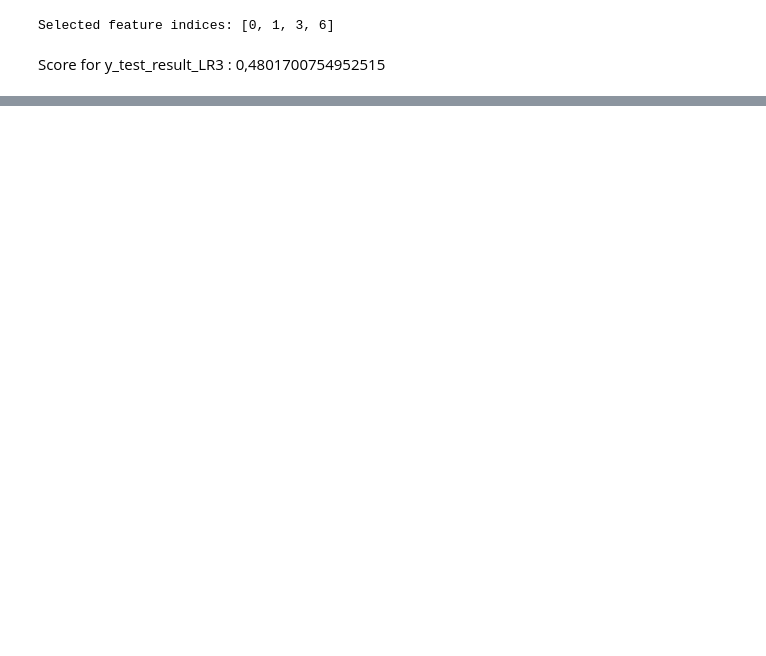
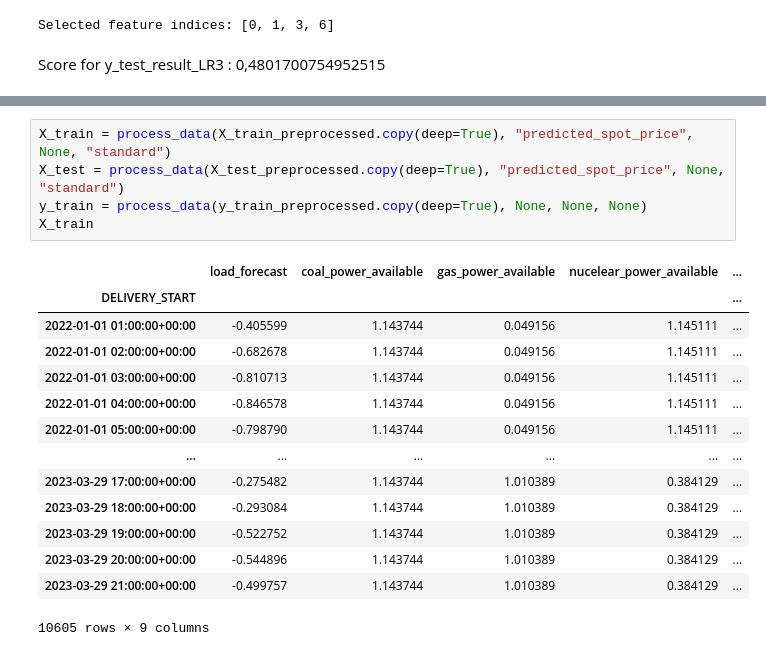
Before and after one commit to JonasBlx/elmy, a Jupyter notebook: notebooks/analyse_data.ipynb, the cells around one changed output, grey strips where cells are left out. Drawn from its saved outputs; the diff is of its cells as text; blank space fills up the shorter version.

Commit message:
Data enrichment

```diff
--- a/notebooks/analyse_data.ipynb
+++ b/notebooks/analyse_data.ipynb
@@ -302,0 +410,20 @@ Score for y_test_result_LR3 : 0,4801700754952515
+# %%
+X_train = process_data(X_train_preprocessed.copy(deep=True), "predicted_spot_price", None, "standard")
+X_test = process_data(X_test_preprocessed.copy(deep=True), "predicted_spot_price", None, "standard")
+y_train = process_data(y_train_preprocessed.copy(deep=True), None, None, None)
+X_train
+# %% [output]
+|  | load_forecast | coal_power_available | gas_power_available | nucelear_power_available | ... |
+| DELIVERY_START |  |  |  |  | ... |
+| 2022-01-01 01:00:00+00:00 | -0.405599 | 1.143744 | 0.049156 | 1.145111 | ... |
+| 2022-01-01 02:00:00+00:00 | -0.682678 | 1.143744 | 0.049156 | 1.145111 | ... |
+| 2022-01-01 03:00:00+00:00 | -0.810713 | 1.143744 | 0.049156 | 1.145111 | ... |
+| 2022-01-01 04:00:00+00:00 | -0.846578 | 1.143744 | 0.049156 | 1.145111 | ... |
+| 2022-01-01 05:00:00+00:00 | -0.798790 | 1.143744 | 0.049156 | 1.145111 | ... |
+| ... | ... | ... | ... | ... | ... |
+| 2023-03-29 17:00:00+00:00 | -0.275482 | 1.143744 | 1.010389 | 0.384129 | ... |
+| 2023-03-29 18:00:00+00:00 | -0.293084 | 1.143744 | 1.010389 | 0.384129 | ... |
+| 2023-03-29 19:00:00+00:00 | -0.522752 | 1.143744 | 1.010389 | 0.384129 | ... |
+| 2023-03-29 20:00:00+00:00 | -0.544896 | 1.143744 | 1.010389 | 0.384129 | ... |
+| 2023-03-29 21:00:00+00:00 | -0.499757 | 1.143744 | 1.010389 | 0.384129 | ... |
+10605 rows × 9 columns
```
Also changed, not shown: parts of 19 cells of this notebook.
